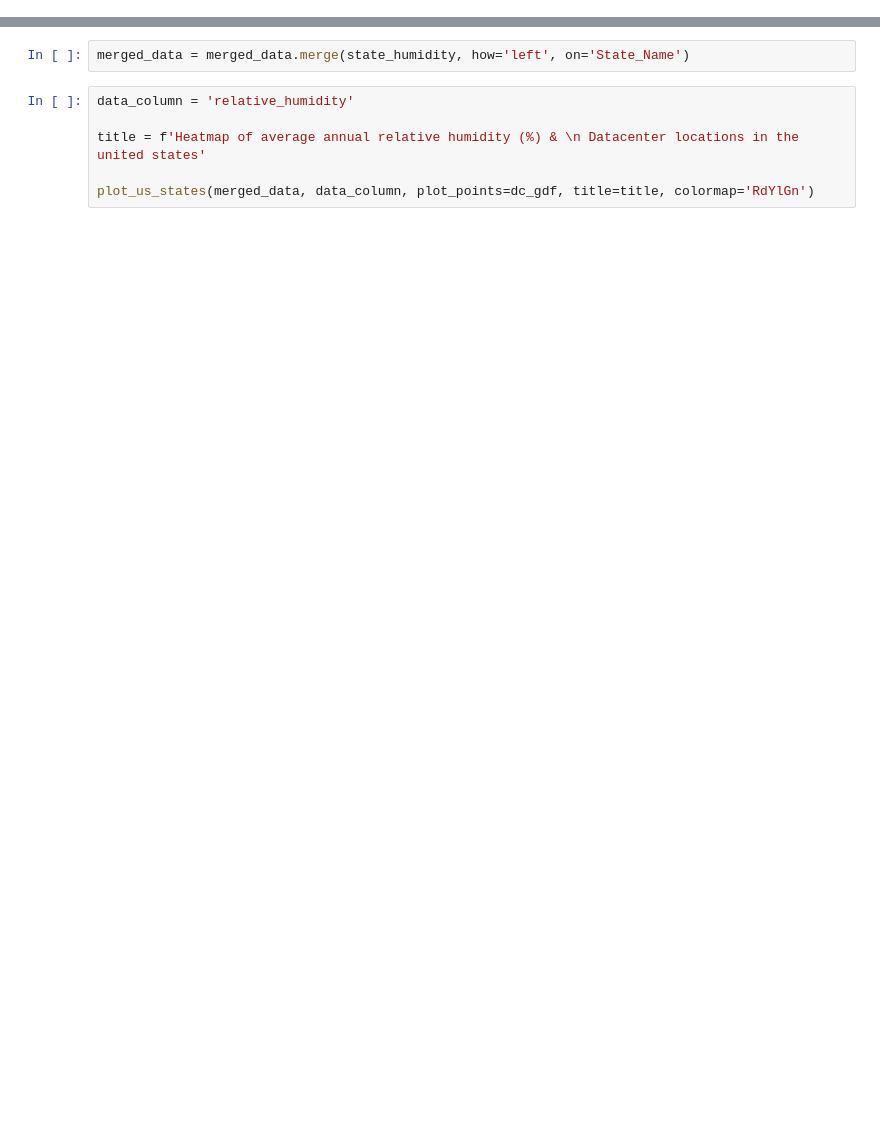
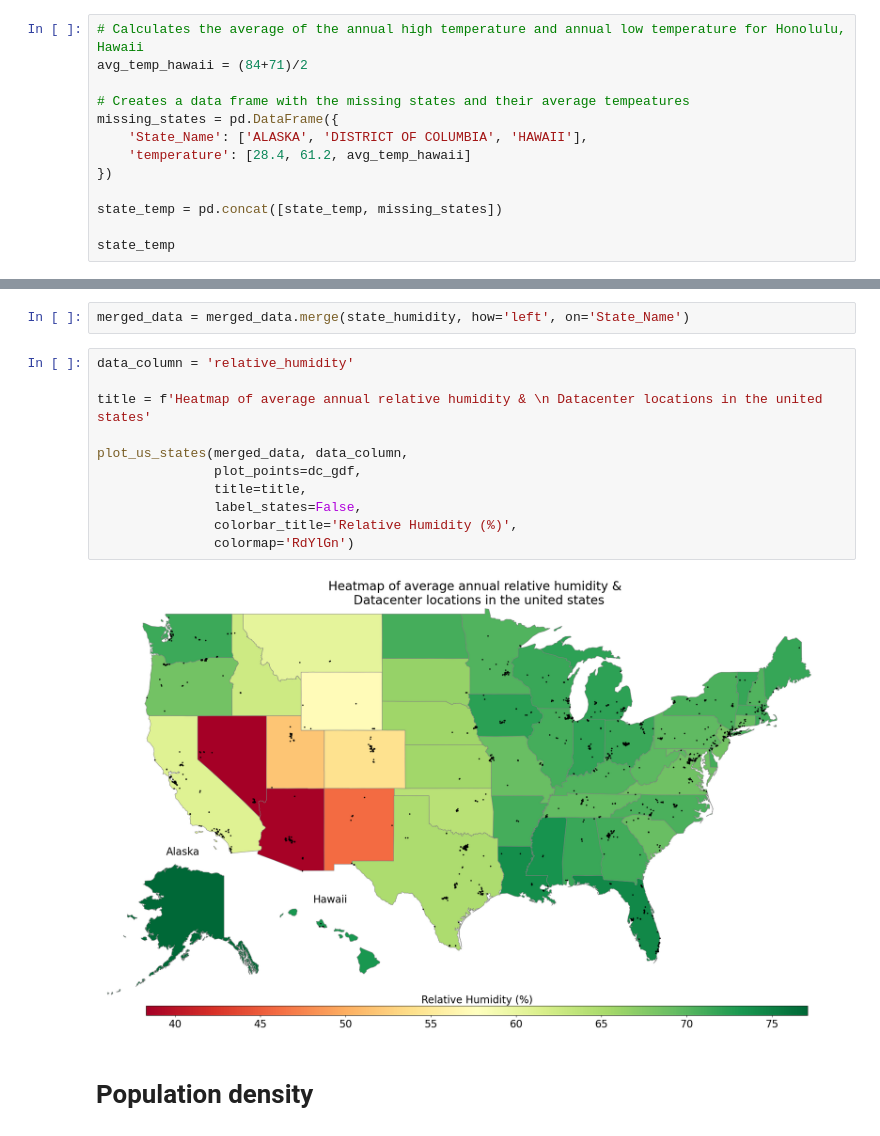
Before and after one commit to trinerye/spatial_exam, a Jupyter notebook: src/maps.ipynb, the cells around one changed output, grey strips where cells are left out. Saved outputs shown, nothing was run; the diff lists cells and outputs as text; blank space fills up the shorter version.

```diff
--- a/src/maps.ipynb
+++ b/src/maps.ipynb
@@ -217,0 +269,13 @@ state_temp.head()
+# %%
+# Calculates the average of the annual high temperature and annual low temperature for Honolulu, Hawaii
+avg_temp_hawaii = (84+71)/2
+
+# Creates a data frame with the missing states and their average tempeatures
+missing_states = pd.DataFrame({
+    'State_Name': ['ALASKA', 'DISTRICT OF COLUMBIA', 'HAWAII'],
+    'temperature': [28.4, 61.2, avg_temp_hawaii]
+})
+
+state_temp = pd.concat([state_temp, missing_states])
+
+state_temp
@@ -274,6 +390,15 @@ merged_data = merged_data.merge(state_humidity, how='left', on='State_Name')
 # %%
 data_column = 'relative_humidity'
 
-title = f'Heatmap of average annual relative humidity (%) & \n Datacenter locations in the united states'
+title = f'Heatmap of average annual relative humidity & \n Datacenter locations in the united states'
 
-plot_us_states(merged_data, data_column, plot_points=dc_gdf, title=title, colormap='RdYlGn')
+plot_us_states(merged_data, data_column,
+               plot_points=dc_gdf,
+               title=title,
+               label_states=False,
+               colorbar_title='Relative Humidity (%)',
+               colormap='RdYlGn')
+# %% [output]
+[figure, added]
+# %% [markdown]
+# Population density
```
Also changed, not shown: parts of 32 cells of this notebook.
